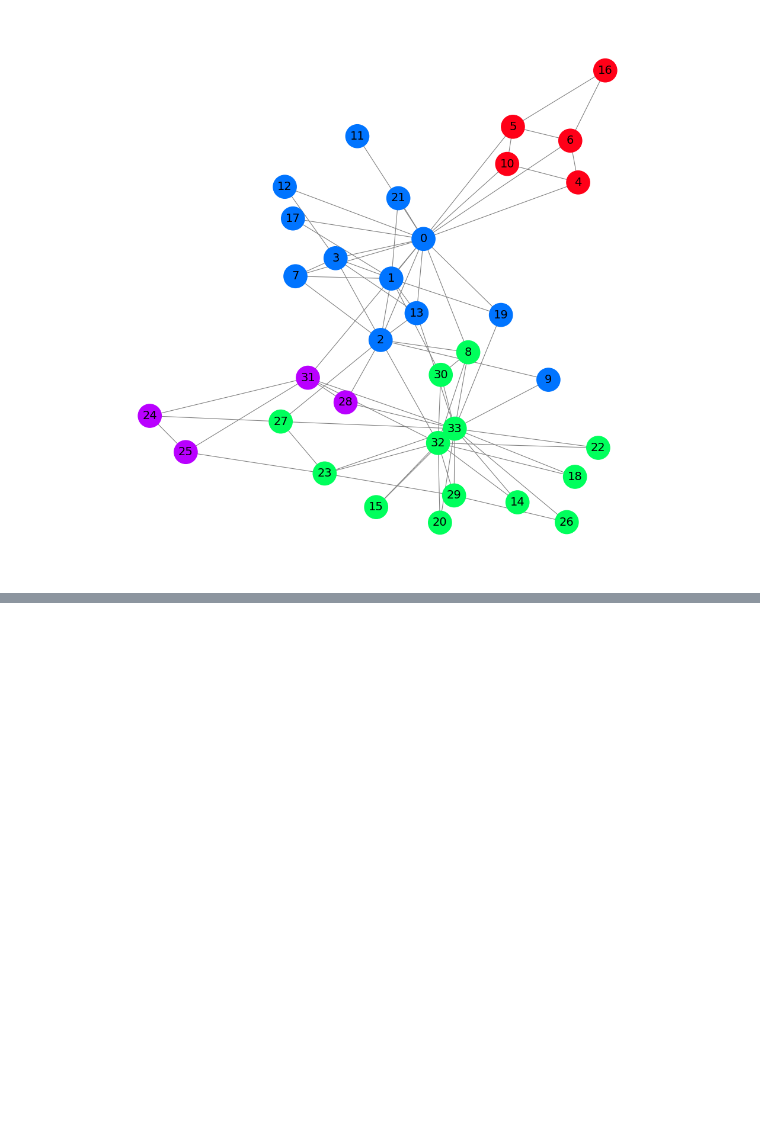
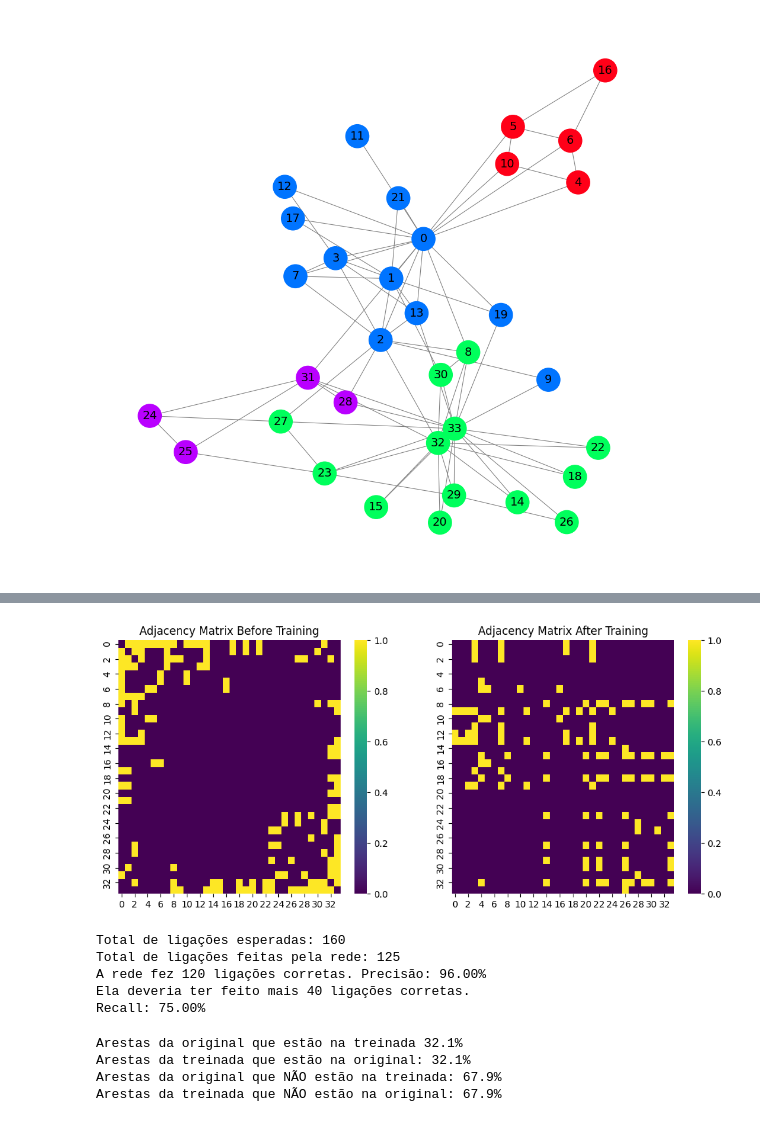
Before and after one commit to filipebcsilva/GCN-TUTORIAL, a Jupyter notebook: karate_club DGCN.ipynb, the cells around one changed output, grey strips where cells are left out. Drawn from its saved outputs; the diff is of its cells as text; code cells hidden in the pictures; blank space fills up the shorter version.

```diff
--- a/karate_club DGCN.ipynb
+++ b/karate_club DGCN.ipynb
@@ -276,0 +240,75 @@ display(html)
+# %%
+adj_treino  = sharp_sigmoid(model.adj_param).detach().cpu().numpy().squeeze(0)
+adj_treino = np.where(adj_treino > 0.7,1, 0)
+
+adj_original = to_dense_adj(data.edge_index).squeeze(0).numpy()
+plt.figure(figsize=(12, 5))
+plt.subplot(1, 2, 1)
+sns.heatmap(adj_original, cmap="viridis", vmin=0, vmax=1)
+plt.title("Adjacency Matrix Before Training")
+plt.subplot(1, 2, 2)
+sns.heatmap(adj_treino, cmap="viridis", vmin=0, vmax=1)
+plt.title("Adjacency Matrix After Training")
+plt.show()
+# %% [output]
+[figure, added]
+# %%
+matriz_classes_iguais = (data.y.unsqueeze(0) == data.y.unsqueeze(1))
+
+olho = torch.eye(34, dtype=torch.bool, device=data.y.device)
+
+matriz_gabarito = matriz_classes_iguais & (~olho)
+
+total_esperado = (matriz_gabarito.sum().item())//2
+
+
+linhas,colunas = torch.where(torch.from_numpy(adj_treino) == 1)
+ligacoes_corretas = 0
+ligacoes_totais_validas = 0
+
+for i in range(len(linhas)):
+    no_A = linhas[i].item()
+    no_B = colunas[i].item()
+
+    if no_A != no_B:
+        ligacoes_totais_validas += 1
+
+        if data.y[no_A] == data.y[no_B]:
+            ligacoes_corretas += 1
+
+ligacoes_perdidas = total_esperado - ligacoes_corretas
+recall = (ligacoes_corretas / total_esperado) * 100 if total_esperado > 0 else 0
+
+print(f"Total de ligações esperadas: {total_esperado}")
+print(f"Total de ligações feitas pela rede: {ligacoes_totais_validas}")
+print(f"A rede fez {ligacoes_corretas} ligações corretas. Precisão: {ligacoes_corretas / ligacoes_totais_validas * 100:.2f}%")
+print(f"Ela deveria ter feito mais {ligacoes_perdidas} ligações corretas.")
+print(f"Recall: {recall:.2f}%")
+# %% [output]
+Total de ligações esperadas: 160
+Total de ligações feitas pela rede: 125
+A rede fez 120 ligações corretas. Precisão: 96.00%
+Ela deveria ter feito mais 40 ligações corretas.
+Recall: 75.00%
+# %%
+total_1 = np.sum(adj_original)
+total_2 = np.sum(adj_treino)
+interseção = np.sum(np.logical_and(adj_original, adj_treino))
+
+p1 = (interseção / total_1 * 100) if total_1 > 0 else 0
+
+p2 = (interseção / total_2 * 100) if total_2 > 0 else 0
+
+p1_exclusiva = 100 - p1 if total_1 > 0 else 0
+
+p2_exclusiva = 100 - p2 if total_2 > 0 else 0
+
+print(f"Arestas da original que estão na treinada {p1:.1f}%")
+print(f"Arestas da treinada que estão na original: {p2:.1f}%")
+print(f"Arestas da original que NÃO estão na treinada: {p1_exclusiva:.1f}%")
+print(f"Arestas da treinada que NÃO estão na original: {p2_exclusiva:.1f}%")
+# %% [output]
+Arestas da original que estão na treinada 32.1%
+Arestas da treinada que estão na original: 32.1%
+Arestas da original que NÃO estão na treinada: 67.9%
+Arestas da treinada que NÃO estão na original: 67.9%
```
Also changed, not shown: parts of 7 cells of this notebook, 1 other file.
